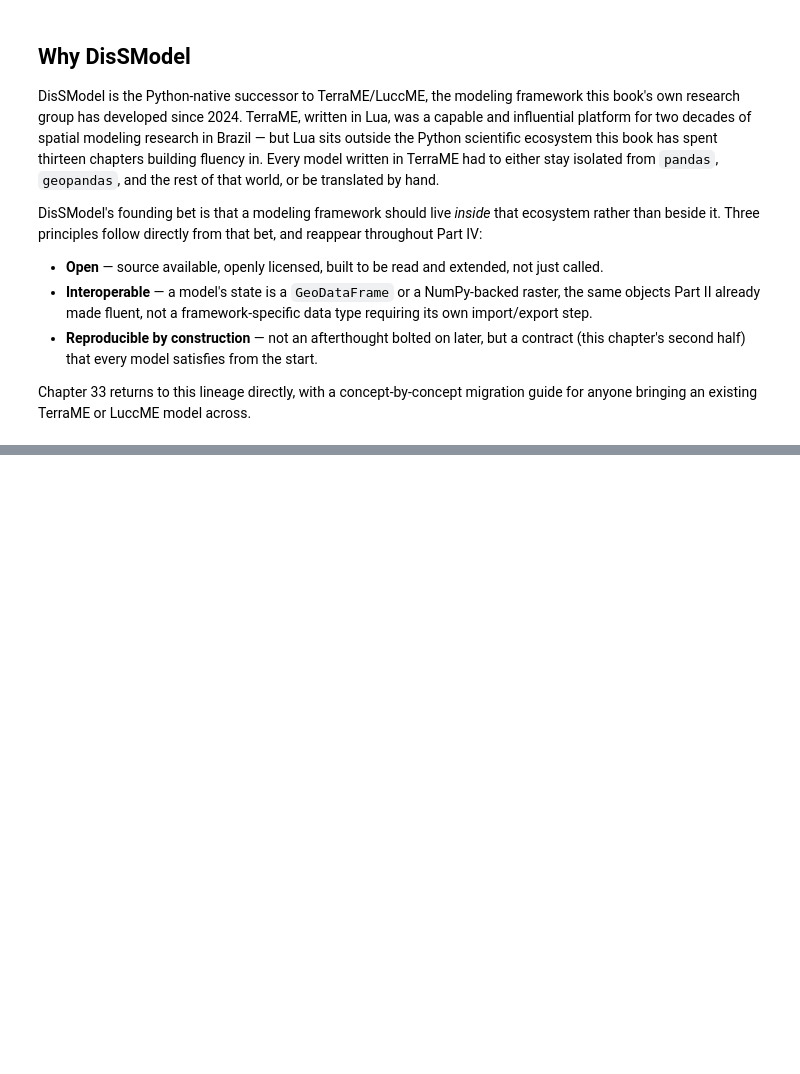
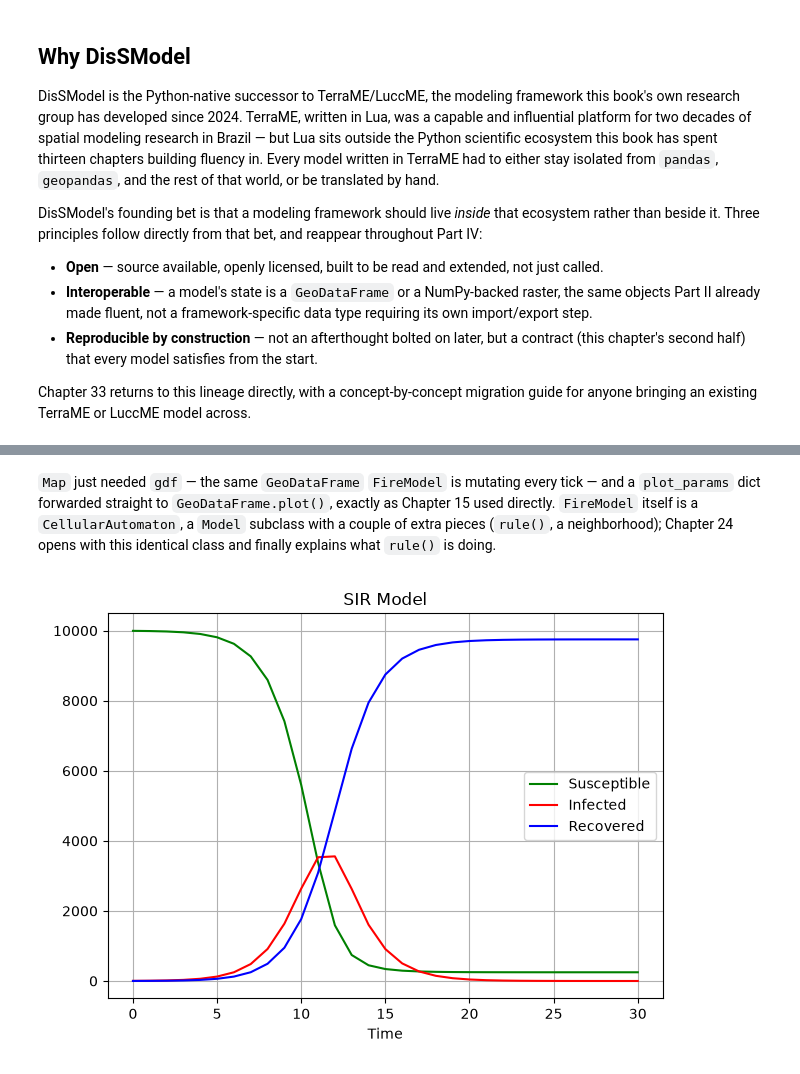
Before and after one commit to LambdaGeo/geospatial-modeling-python, a Jupyter notebook: docs/part4/ch21_dissmodel.ipynb, the cells around one changed output, grey strips where cells are left out. Drawn from its saved outputs; the diff is of its cells as text; code cells hidden in the pictures; blank space fills up the shorter version.

```diff
--- a/docs/part4/ch21_dissmodel.ipynb
+++ b/docs/part4/ch21_dissmodel.ipynb
@@ -167,0 +80,13 @@ This isn't a foundational design principle so much as a practical convenience Di
+# %% [markdown]
+`Map` just needed `gdf` — the same `GeoDataFrame` `FireModel` is mutating every tick — and a `plot_params` dict forwarded straight to `GeoDataFrame.plot()`, exactly as Chapter 15 used directly. `FireModel` itself is a `CellularAutomaton`, a `Model` subclass with a couple of extra pieces (`rule()`, a neighborhood); Chapter 24 opens with this identical class and finally explains what `rule()` is doing.
+# %%
+from dissmodel.visualization import Chart
+from dissmodel_sysdyn.models import SIR
+
+env = Environment(end_time=30)
+sir = SIR()
+Chart(show_legend=True, show_grid=True, title="SIR Model")
+
+env.run()
+# %% [output]
+[figure, added]
```
Also changed, not shown: parts of 27 cells of this notebook, 5 other files.
